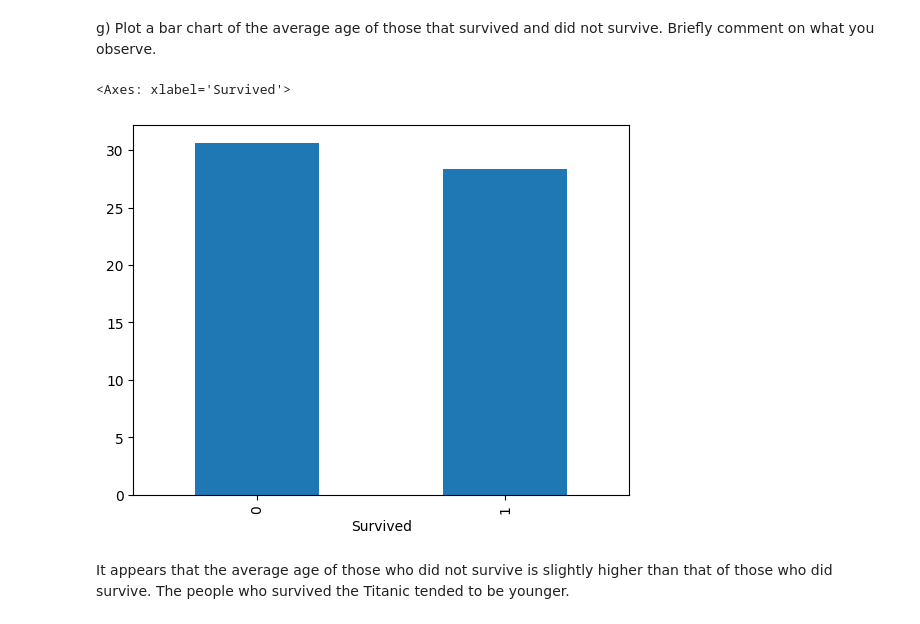
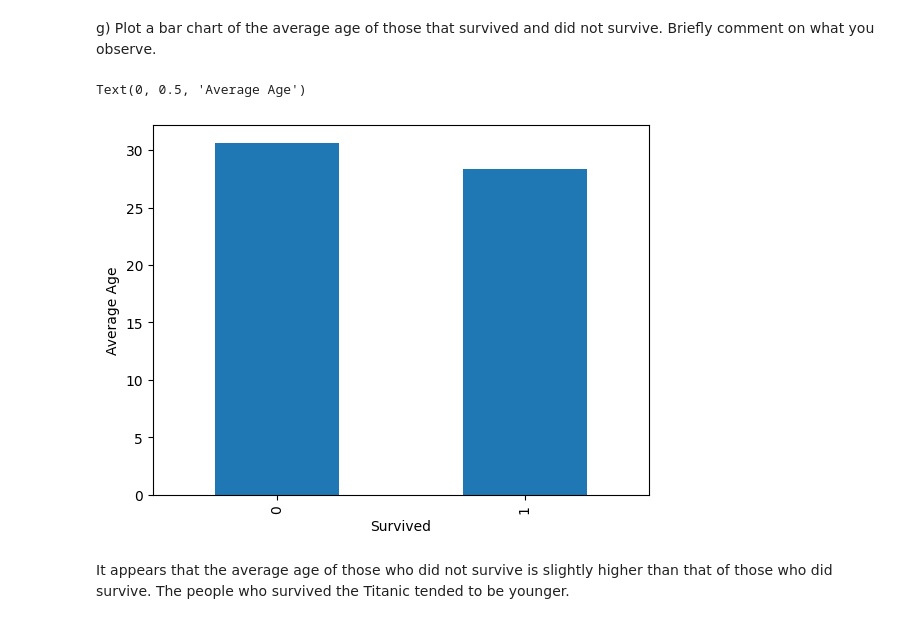
Before and after one commit to clarkaid/Data-Science-Fundamentals, a Jupyter notebook: lecture_02/worksheet_02.ipynb, the cells around one changed output. Saved outputs shown, nothing was run; the diff lists cells and outputs as text; code cells hidden in the pictures.

Commit message:
Added y label to bar chart

```diff
--- a/lecture_02/worksheet_02.ipynb
+++ b/lecture_02/worksheet_02.ipynb
@@ -183,9 +183,9 @@ df.head()
 # %% [markdown]
 g) Plot a bar chart of the average age of those that survived and did not survive. Briefly comment on what you observe.
 # %%
-df.groupby("Survived")['Age'].mean().plot(kind = "bar")
+df.groupby("Survived")['Age'].mean().plot(kind = "bar").set_ylabel("Average Age")
 # %% [output]
-<Axes: xlabel='Survived'>
+Text(0, 0.5, 'Average Age')
-[figure, old version]
+[figure, new version]
 # %% [markdown]
 It appears that the average age of those who did not survive is slightly higher than that of those who did survive. The people who survived the Titanic tended to be younger.
```
